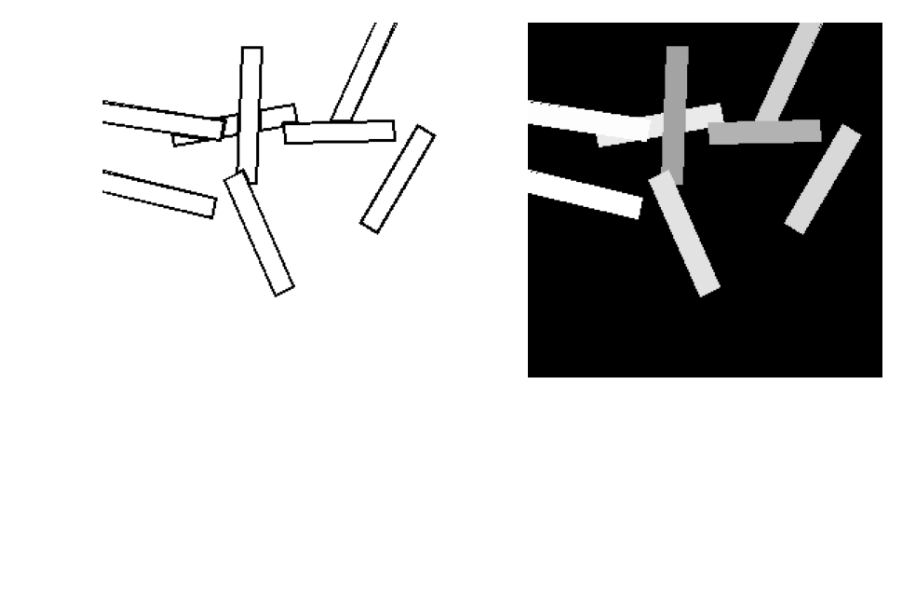
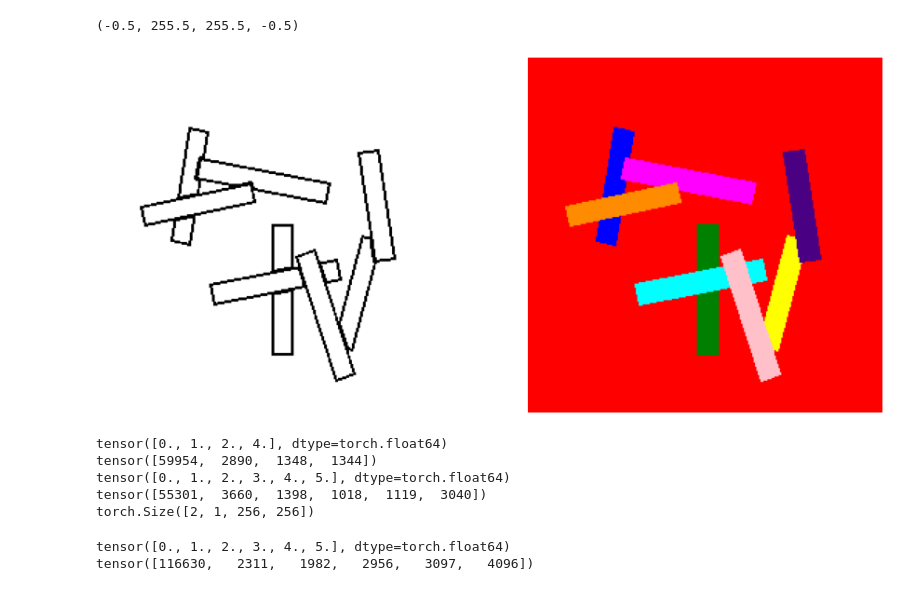
Before and after one commit to tmquan/DL, a Jupyter notebook: CV/Instance/Omic/visualization.ipynb, the cells around one changed output. Saved outputs shown, nothing was run; the diff lists cells and outputs as text; code cells hidden in the pictures; blank space fills up the shorter version.

```diff
--- a/CV/Instance/Omic/visualization.ipynb
+++ b/CV/Instance/Omic/visualization.ipynb
@@ -13,6 +25,6 @@ plt.gray()
 
 axes[0].imshow(image)
 axes[0].axis('off')
-axes[1].imshow(label)
+axes[1].imshow(label2rgb(label))
 axes[1].axis('off')
 # %% [output]
@@ -20 +32,31 @@ axes[1].axis('off')
+(-0.5, 255.5, 255.5, -0.5)
-[figure, old version]
+[figure, new version]
+# %%
+image1, label1 = create_pseudo_image_2d(width=256, height=256, noise_max=0.5, num_objs=4)
+image2, label2 = create_pseudo_image_2d(width=256, height=256, noise_max=0.5, num_objs=8)
+
+output, counts = torch.unique(torch.from_numpy(label1), return_counts=True)
+print(output)
+print(counts)
+
+output, counts = torch.unique(torch.from_numpy(label2), return_counts=True)
+print(output)
+print(counts)
+
+import torch
+concat = torch.cat([torch.from_numpy(label1).view(1, 1, 256, 256),
+                    torch.from_numpy(label2).view(1, 1, 256, 256)], dim=0)
+print(concat.shape)
+# %% [output]
+tensor([0., 1., 2., 4.], dtype=torch.float64)
+tensor([59954,  2890,  1348,  1344])
+tensor([0., 1., 2., 3., 4., 5.], dtype=torch.float64)
+tensor([55301,  3660,  1398,  1018,  1119,  3040])
+torch.Size([2, 1, 256, 256])
+# %%
+output, counts = torch.unique(concat, return_counts=True)
+print(output)
+print(counts)
+# %% [output]
+tensor([0., 1., 2., 3., 4., 5.], dtype=torch.float64)
+tensor([116630,   2311,   1982,   2956,   3097,   4096])
```
Also changed, not shown: parts of 6 cells of this notebook, 2 other files.
